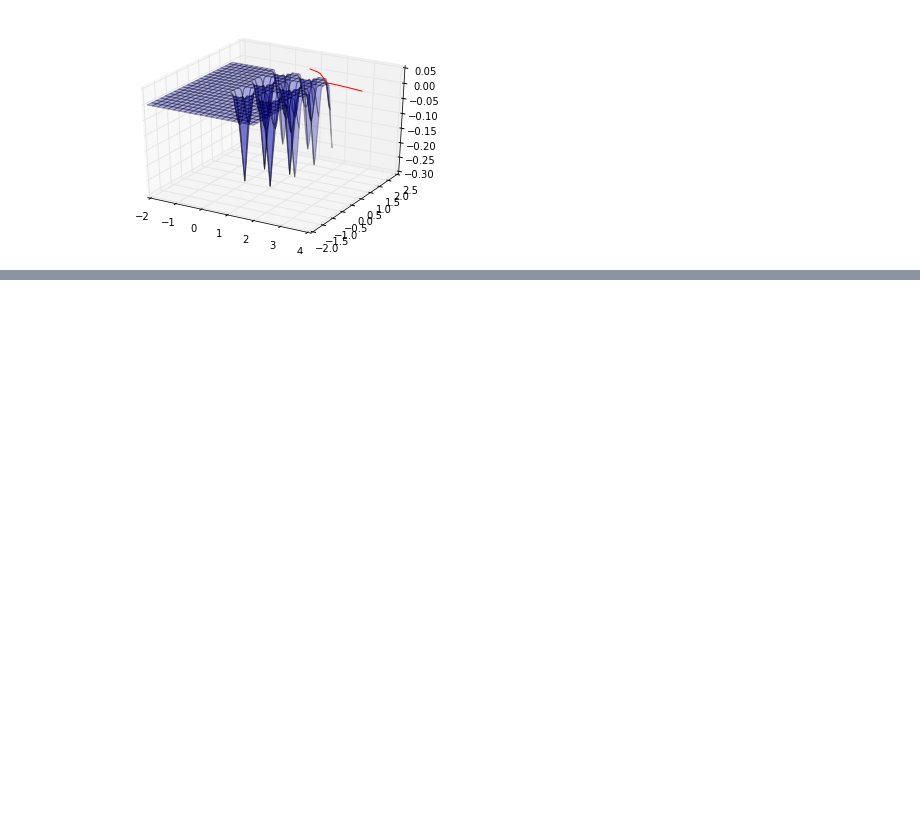
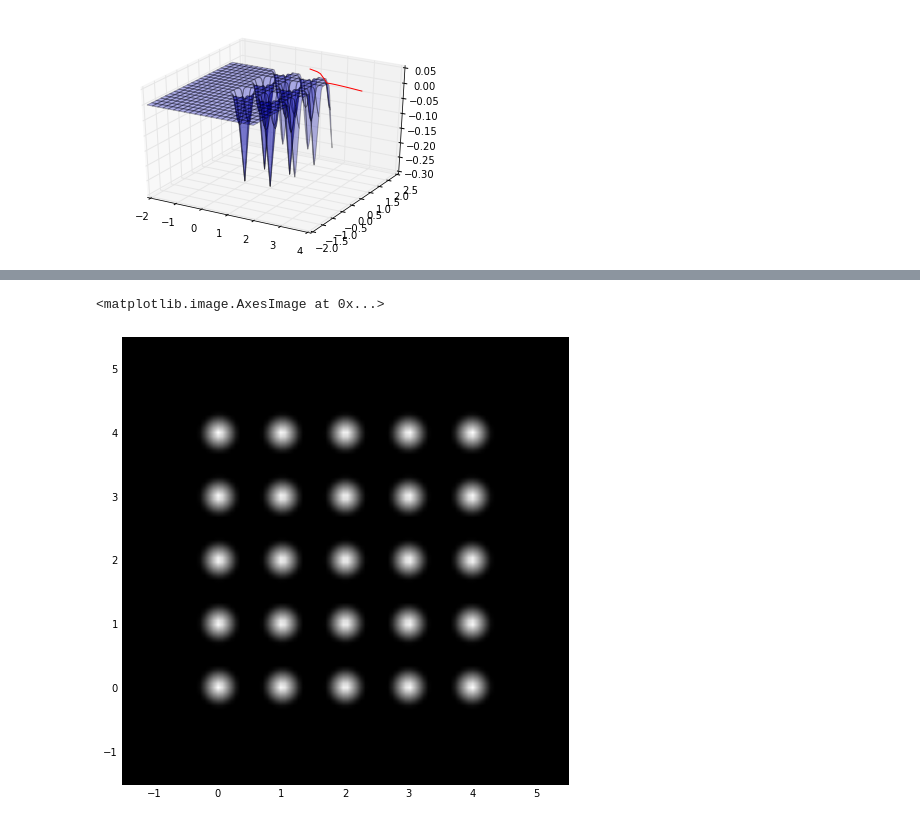
Before and after one commit to samuela/motionplanning, a Jupyter notebook: grid.ipynb, the cells around one changed output, grey strips where cells are left out. Saved outputs shown, nothing was run; the diff lists cells and outputs as text; code cells hidden in the pictures; blank space fills up the shorter version.

```diff
--- a/grid.ipynb
+++ b/grid.ipynb
@@ -217,0 +230,13 @@ ani.save('basic_plan.mp4', fps=25)
+# %%
+%matplotlib inline
+
+xs = np.linspace(-1.5, 5.5, 100)
+dense_obj = [[-1*huber_pot([x1, x2], 0.1) for x1 in xs] for x2 in xs]
+
+plt.figure(figsize=(8, 8))
+plt.axis([-1.5, 5.5, -1.5, 5.5])
+plt.imshow(dense_obj, origin='lower', extent=[-1.5, 5.5, -1.5, 5.5], cmap = plt.get_cmap('gray'))
+# plt.plot(*zip(*[x_start, x_goal]), c='w', marker='o')
+# %% [output]
+<matplotlib.image.AxesImage at 0x...>
+[figure, added]
```
Also changed, not shown: parts of 3 cells of this notebook, 8 other files.
